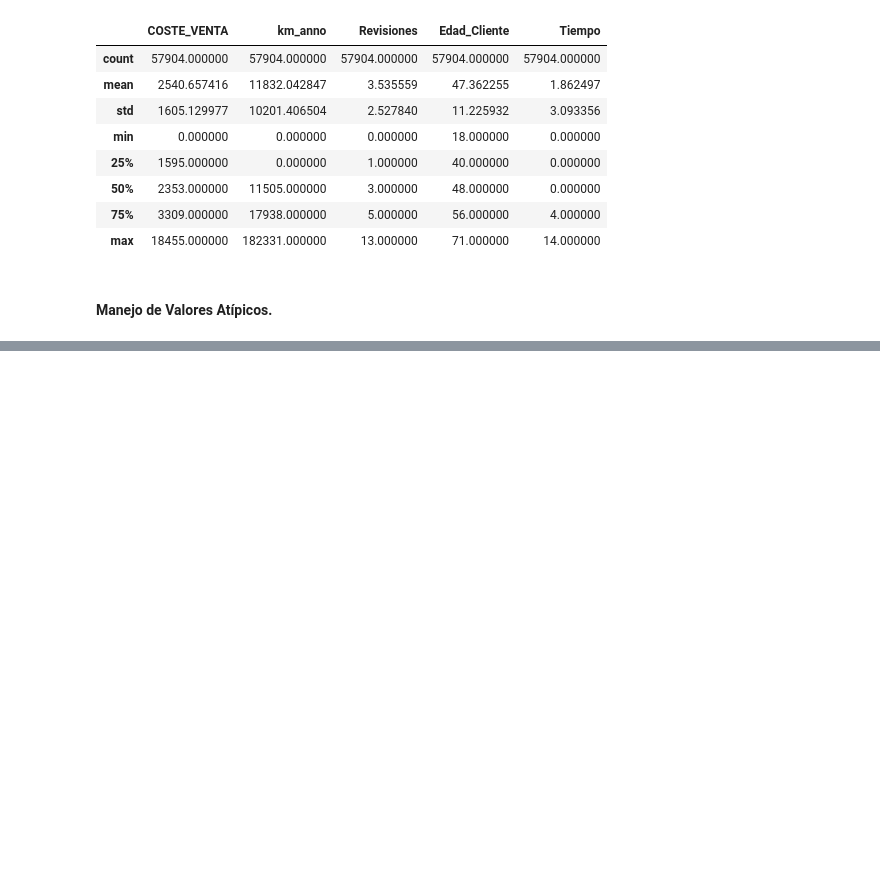
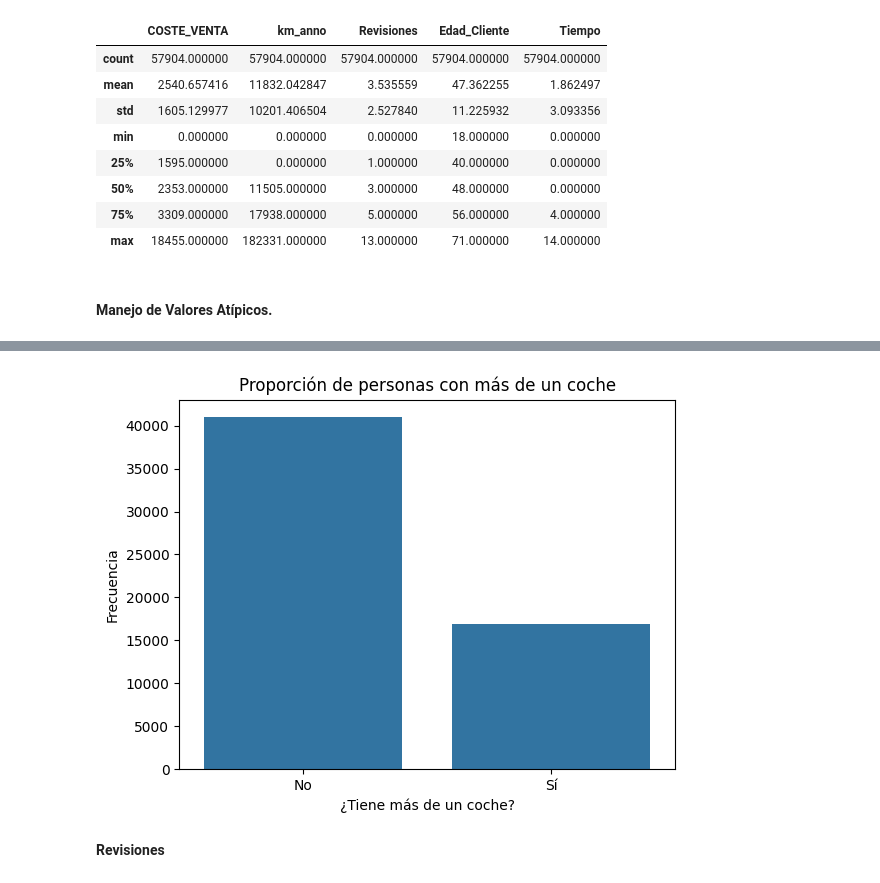
Before and after one commit to clauloro/Caso01_Propensity, a Jupyter notebook: Análisis Exploratorio de Datos - Propensión de Compra.ipynb, the cells around one changed output, grey strips where cells are left out. Drawn from its saved outputs; the diff is of its cells as text; code cells hidden in the pictures; blank space fills up the shorter version.

```diff
--- a/Análisis Exploratorio de Datos - Propensión de Compra.ipynb
+++ b/Análisis Exploratorio de Datos - Propensión de Compra.ipynb
@@ -585,0 +674,11 @@ df[v_continuas].describe()
+# %%
+sns.countplot(x=df['Mas_1_coche'])
+plt.xlabel("¿Tiene más de un coche?")
+plt.ylabel("Frecuencia")
+plt.xticks([0,1], ["No", "Sí"])
+plt.title("Proporción de personas con más de un coche")
+plt.show()
+# %% [output]
+[figure, added]
+# %% [markdown]
+**Revisiones**
```
Also changed, not shown: parts of 26 cells of this notebook.
